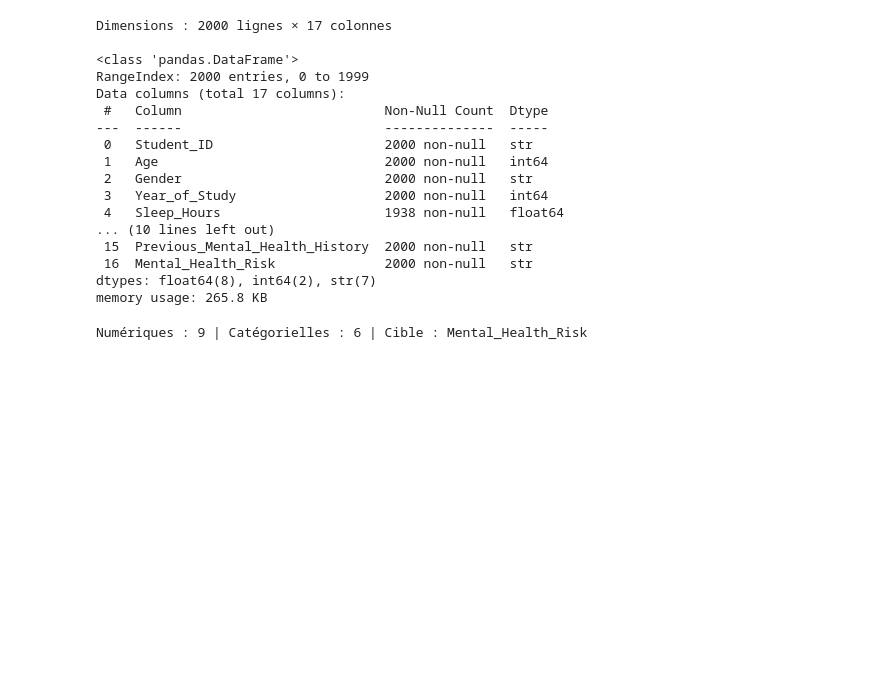
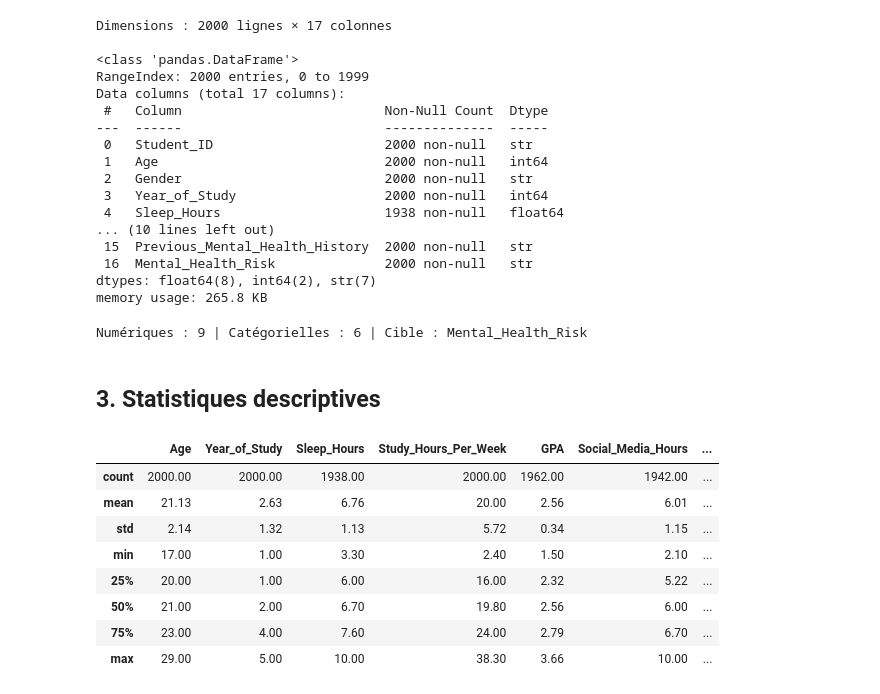
Before and after one commit to MohamedRahoumi/Pr-diction-du-risque-de-sant-mentale-chez-les-tudiants, a Jupyter notebook: notebooks/1-eda.ipynb, the cells around one changed output. Drawn from its saved outputs; the diff is of its cells as text; code cells hidden in the pictures; blank space fills up the shorter version.

Commit message:
Analyse statistique et distribution des classes de risque de santé mentale

```diff
--- a/notebooks/1-eda.ipynb
+++ b/notebooks/1-eda.ipynb
@@ -58,3 +58,17 @@ TARGET = "Mental_Health_Risk"
 print(f"Numériques : {len(NUMERIC_COLS)} | Catégorielles : {len(CATEGORICAL_COLS)} | Cible : {TARGET}")
 # %% [output]
 Numériques : 9 | Catégorielles : 6 | Cible : Mental_Health_Risk
+# %% [markdown]
+## 3. Statistiques descriptives
+# %%
+df.describe().round(2)
+# %% [output]
+|  | Age | Year_of_Study | Sleep_Hours | Study_Hours_Per_Week | GPA | Social_Media_Hours | ... |
+| count | 2000.00 | 2000.00 | 1938.00 | 2000.00 | 1962.00 | 1942.00 | ... |
+| mean | 21.13 | 2.63 | 6.76 | 20.00 | 2.56 | 6.01 | ... |
+| std | 2.14 | 1.32 | 1.13 | 5.72 | 0.34 | 1.15 | ... |
+| min | 17.00 | 1.00 | 3.30 | 2.40 | 1.50 | 2.10 | ... |
+| 25% | 20.00 | 1.00 | 6.00 | 16.00 | 2.32 | 5.22 | ... |
+| 50% | 21.00 | 2.00 | 6.70 | 19.80 | 2.56 | 6.00 | ... |
+| 75% | 23.00 | 4.00 | 7.60 | 24.00 | 2.79 | 6.70 | ... |
+| max | 29.00 | 5.00 | 10.00 | 38.30 | 3.66 | 10.00 | ... |
```
Also changed, not shown: parts of 6 cells of this notebook.
